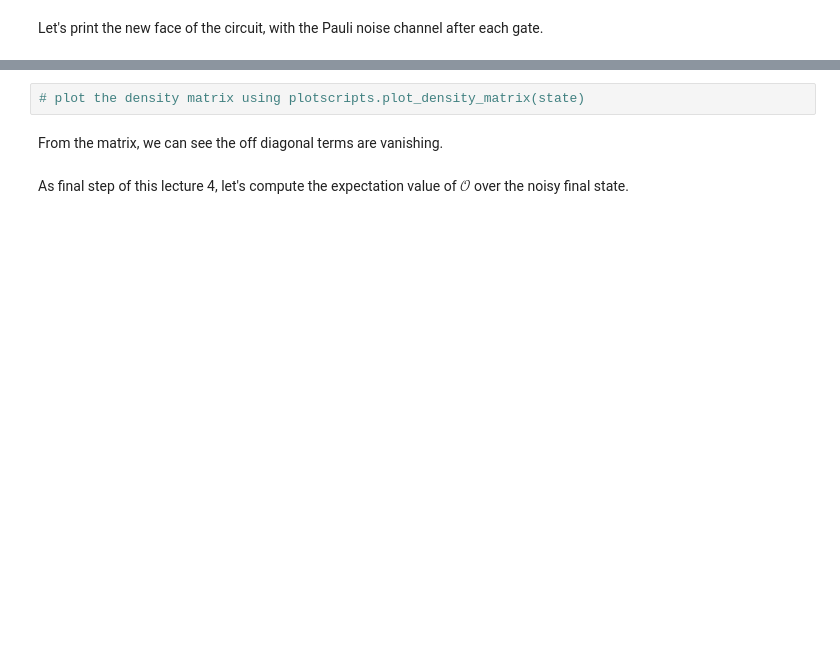
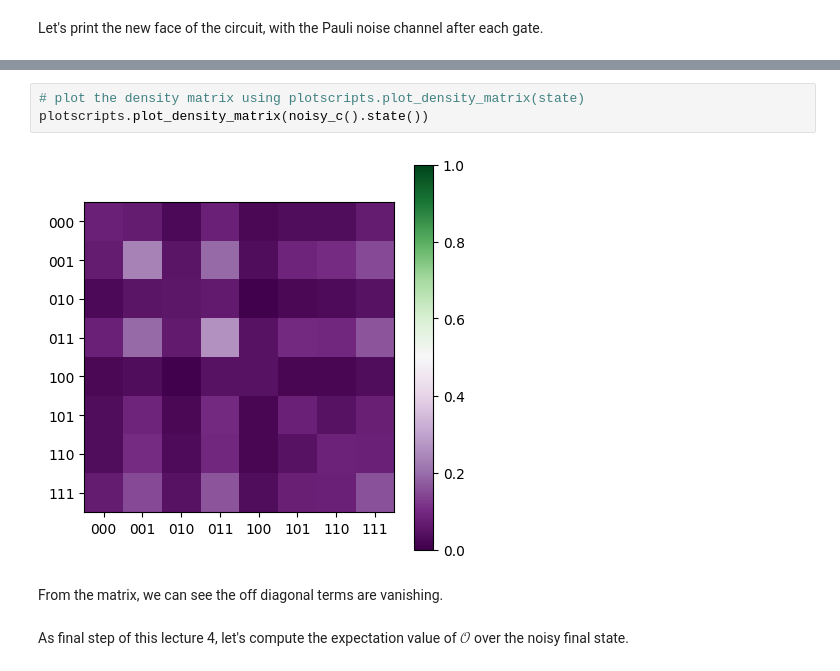
Before and after one commit to qiboteam/qiboedu, a Jupyter notebook: notebooks/Lecture6.ipynb, the cells around one changed output, grey strips where cells are left out. Cells and saved outputs as stored; diff of their text form; blank space fills up the shorter version.

```diff
--- a/notebooks/Lecture6.ipynb
+++ b/notebooks/Lecture6.ipynb
@@ -132,5 +200,8 @@ Let's print the new face of the circuit, with the Pauli noise channel after each
 # %%
 # plot the density matrix using plotscripts.plot_density_matrix(state)
+plotscripts.plot_density_matrix(noisy_c().state())
+# %% [output]
+[figure, added]
 # %% [markdown]
 From the matrix, we can see the off diagonal terms are vanishing.
 # %% [markdown]
```
Also changed, not shown: parts of 17 cells of this notebook, 1 other file.
